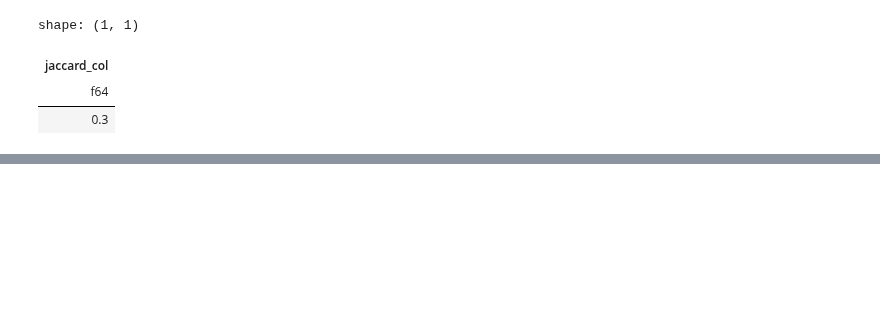
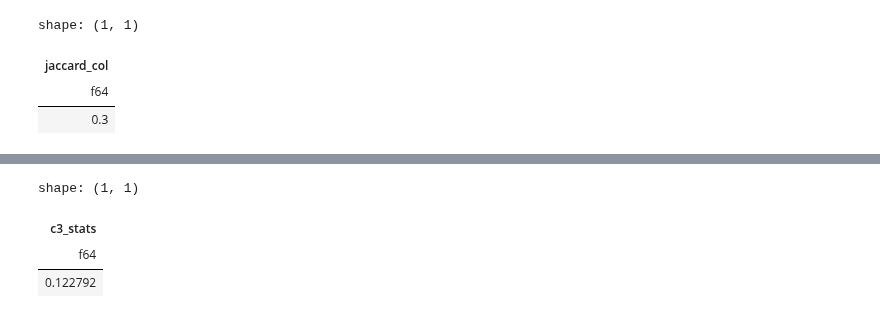
Before and after one commit to abstractqqq/polars_ds_extension, a Jupyter notebook: examples/basics.ipynb, the cells around one changed output, grey strips where cells are left out. Saved outputs shown, nothing was run; the diff lists cells and outputs as text; code cells hidden in the pictures; blank space fills up the shorter version.

```diff
--- a/examples/basics.ipynb
+++ b/examples/basics.ipynb
@@ -1001,0 +1012,11 @@ shape: (1, 1)
+# %%
+pds.eval_series(
+    pl.Series(values=np.random.random(size = 1000)),
+    expr = "query_c3_stats", # name of the pds expression
+    lag = 3
+)
+# %% [output]
+shape: (1, 1)
+| c3_stats |
+| f64 |
+| 0.122792 |
```
Also changed, not shown: parts of 33 cells of this notebook, 14 other files.
